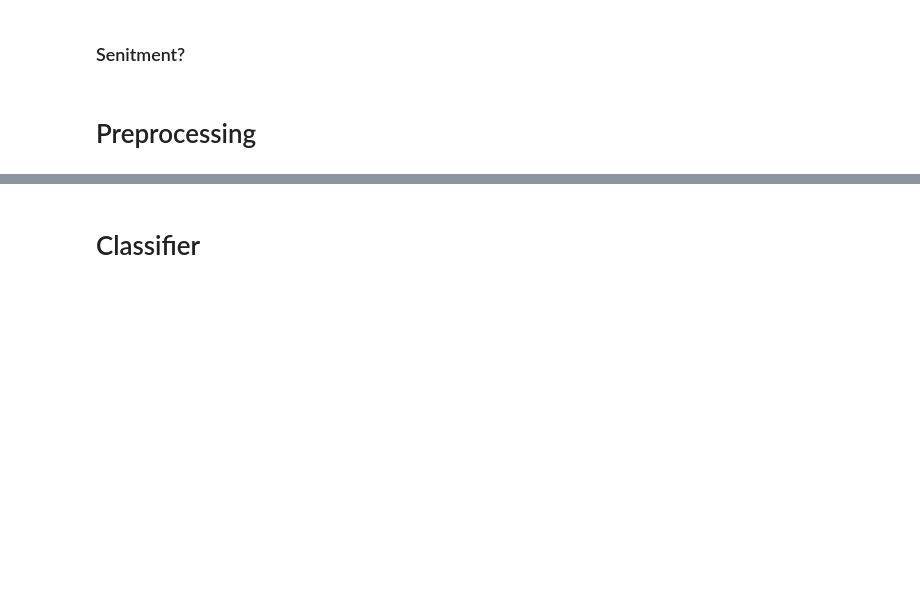
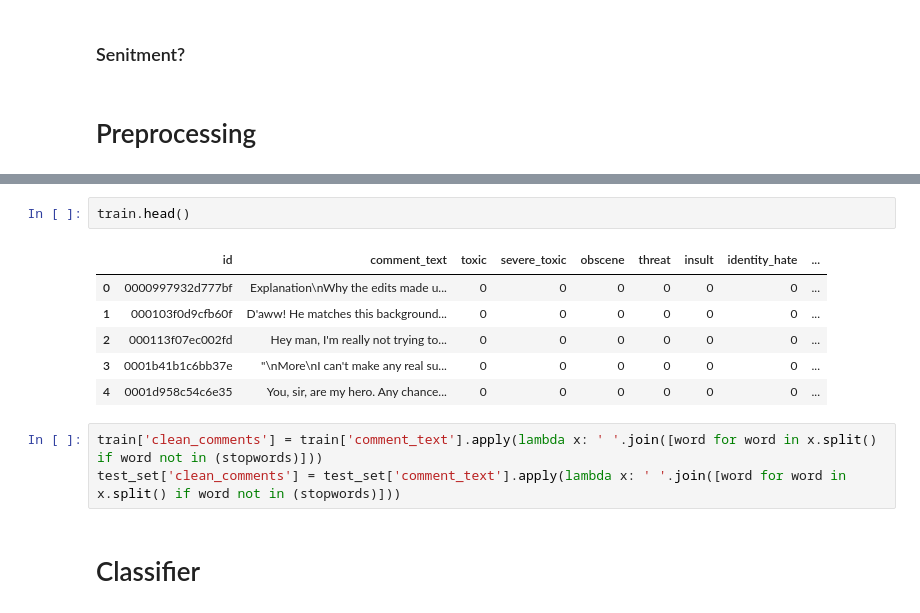
Before and after one commit to blawok/Toxic_Comments_Classification, a Jupyter notebook: toxic_comments.ipynb, the cells around one changed output, grey strips where cells are left out. Cells and saved outputs as stored; diff of their text form; blank space fills up the shorter version.

```diff
--- a/toxic_comments.ipynb
+++ b/toxic_comments.ipynb
@@ -189,3 +191,15 @@ plt.show()
+# %%
+train.head()
+# %% [output]
+|  | id | comment_text | toxic | severe_toxic | obscene | threat | insult | identity_hate | ... |
+| 0 | 0000997932d777bf | Explanation\nWhy the edits made u... | 0 | 0 | 0 | 0 | 0 | 0 | ... |
+| 1 | 000103f0d9cfb60f | D'aww! He matches this background... | 0 | 0 | 0 | 0 | 0 | 0 | ... |
+| 2 | 000113f07ec002fd | Hey man, I'm really not trying to... | 0 | 0 | 0 | 0 | 0 | 0 | ... |
+| 3 | 0001b41b1c6bb37e | "\nMore\nI can't make any real su... | 0 | 0 | 0 | 0 | 0 | 0 | ... |
+| 4 | 0001d958c54c6e35 | You, sir, are my hero. Any chance... | 0 | 0 | 0 | 0 | 0 | 0 | ... |
+# %%
+train['clean_comments'] = train['comment_text'].apply(lambda x: ' '.join([word for word in x.split() if word not in (stopwords)]))
+test_set['clean_comments'] = test_set['comment_text'].apply(lambda x: ' '.join([word for word in x.split() if word not in (stopwords)]))
 # %% [markdown]
 # Classifier
 # %%
```
Also changed, not shown: parts of 10 cells of this notebook.
